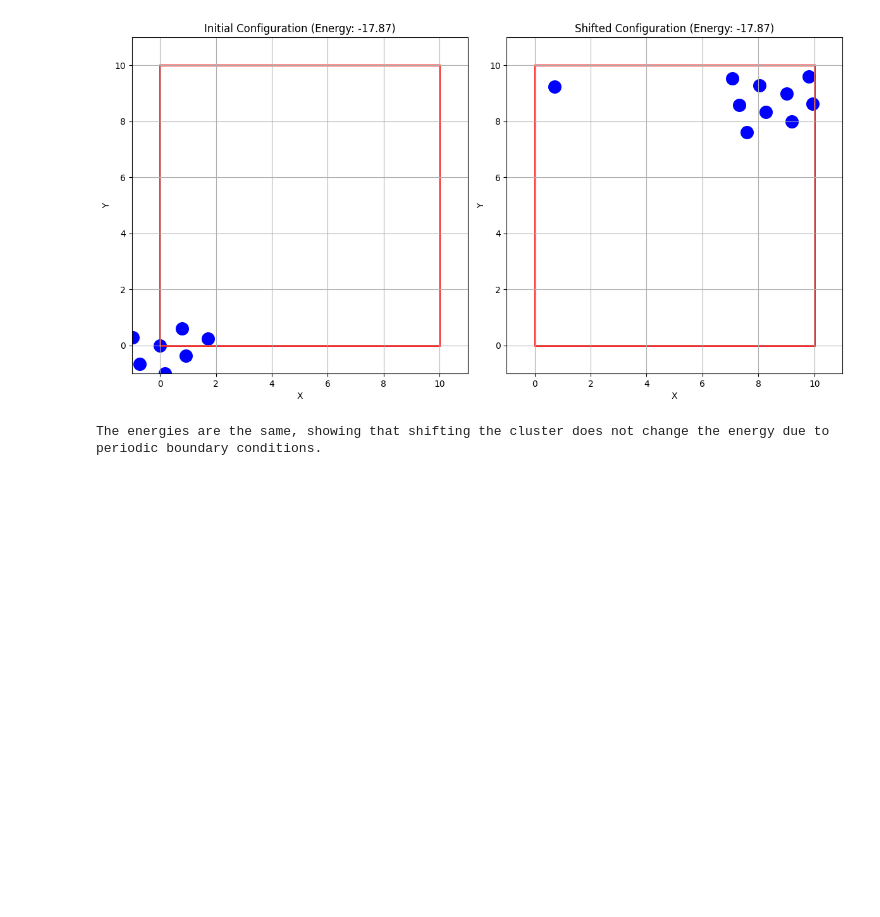
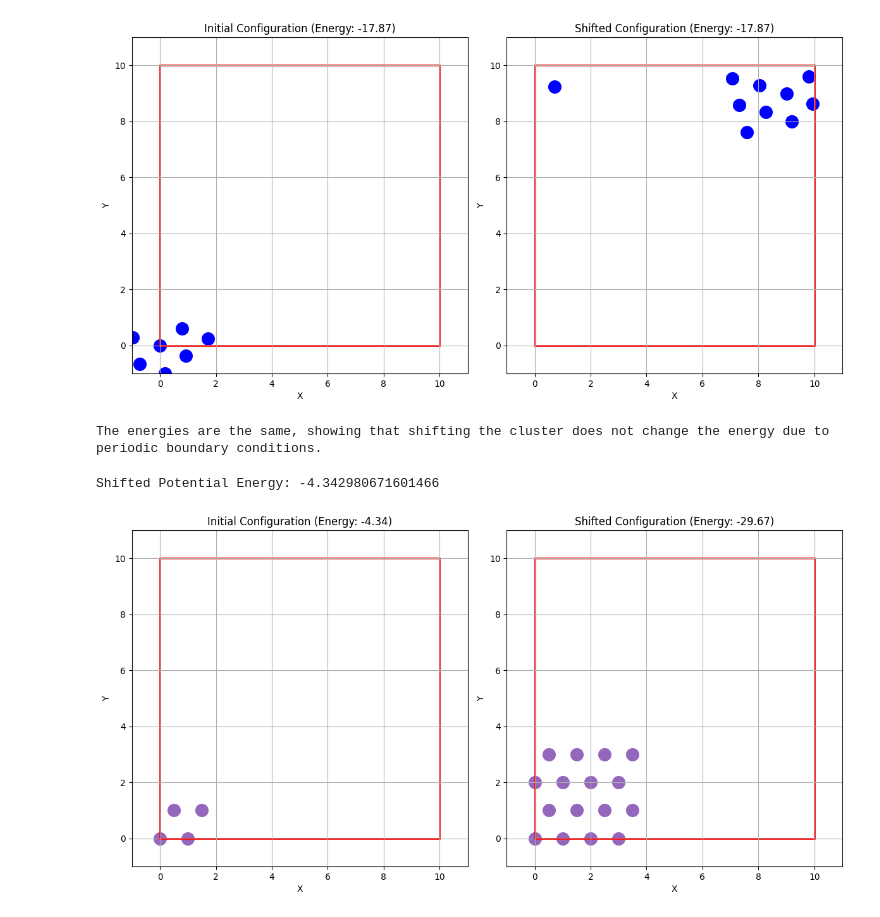
Before and after one commit to Justusperthes/Comphy, a Jupyter notebook: w7/periodic_systems.ipynb, the cells around one changed output. Cells and saved outputs as stored; diff of their text form; code cells hidden in the pictures; blank space fills up the shorter version.

```diff
--- a/w7/periodic_systems.ipynb
+++ b/w7/periodic_systems.ipynb
@@ -27,9 +27,15 @@ from scipy.spatial.distance import pdist
 
 class Atomic_Cluster:
 
-    def __init__(self, data_file, color='C4'):
-        # Load and reshape position data
-        self.positions = self.load_data(data_file)
+    def __init__(self, data, color='C4'):
+        # Check if data is a file path or an array
+        if isinstance(data, str):
+            self.positions = self.load_data(data)
+        elif isinstance(data, np.ndarray):
+            self.positions = data.reshape(-1, data.shape[1] // 2, 2)
+        else:
+            raise ValueError("Input must be a file path or a numpy array")
+
         self.color = color
 
     def load_data(self, data_file):
@@ -47,7 +53,7 @@ class Atomic_Cluster:
     # Draw both the atom configuration and the box
     def draw(self, pos, ax, box_size=10.0):
         # Scatter plot of atom positions (atom configuration)
-        ax.scatter(pos[:, 0], pos[:, 1], color='blue', s=200, label="Atoms")
+        ax.scatter(pos[:, 0], pos[:, 1], color=self.color, s=200, label="Atoms")
 
         # Set limits to be slightly bigger than the box (2 units bigger on each side)
         ax.set_xlim(-1, box_size + 1)
@@ -64,7 +70,7 @@ class Atomic_Cluster:
         ax.set_aspect('equal')
         ax.grid(True)
 
-    def plot_clusters(self, n_clusters, box_size=10.0):
+    def plot_clusters(self, n_clusters=1, box_size=10.0):
         n_cols = 1  # Each cluster will use one column
         n_rows = n_clusters  # Number of clusters
 
@@ -376,3 +378,51 @@ Initial Energy: -17.87
 Shifted Energy: -17.87
 [figure]
 The energies are the same, showing that shifting the cluster does not change the energy due to periodic boundary conditions.
+# %%
+# Define a custom 2D atomic cluster
+pos = np.array([
+    [0.0, 0.0],
+    [1.0, 0.0],
+    [0.5, 1.0],
+    [1.5, 1.0]
+])
+
+# Define a 2D box with size 10x10
+box = np.array([[10.0, 0.0], [0.0, 10.0]])
+
+# Create an instance of the PeriodicLennardJones class
+lj = PeriodicLennardJones(eps=1)
+
+# Create an instance of the Atomic_Cluster class using the array directly
+atomic_cluster = Atomic_Cluster(pos)
+
+# Shift the position of the atomic cluster by moving it towards the edge of the box
+shifted_pos1 = pos + np.array([2.0,0.0])
+shifted_pos2 = pos + np.array([0.0,2.0])
+shifted_pos3 = pos + np.array([2.0,2.0])
+pos_extended = np.vstack([pos,shifted_pos1])
+pos_extended = np.vstack([pos_extended,shifted_pos2])
+pos_extended = np.vstack([pos_extended,shifted_pos3])
+
+# Calculate the energy for the shifted configuration
+energy_extended = lj.energy(pos_extended, box)
+print(f"Shifted Potential Energy: {energy_shifted}")
+
+# Plot both configurations for visualization
+fig, axes = plt.subplots(1, 2, figsize=(12, 6))
+
+# Plot initial configuration
+ax1 = axes[0]
+atomic_cluster.draw(pos, ax1, box_size=10.0)
+ax1.set_title(f"Initial Configuration (Energy: {energy_initial:.2f})")
+
+# Plot shifted configuration
+ax2 = axes[1]
+atomic_cluster.draw(pos_extended, ax2, box_size=10.0)
+ax2.set_title(f"Shifted Configuration (Energy: {energy_extended:.2f})")
+
+plt.tight_layout()
+plt.show()
+# %% [output]
+Shifted Potential Energy: -4.342980671601466
+[figure, added]
```
Also changed, not shown: parts of 1 cell of this notebook.
